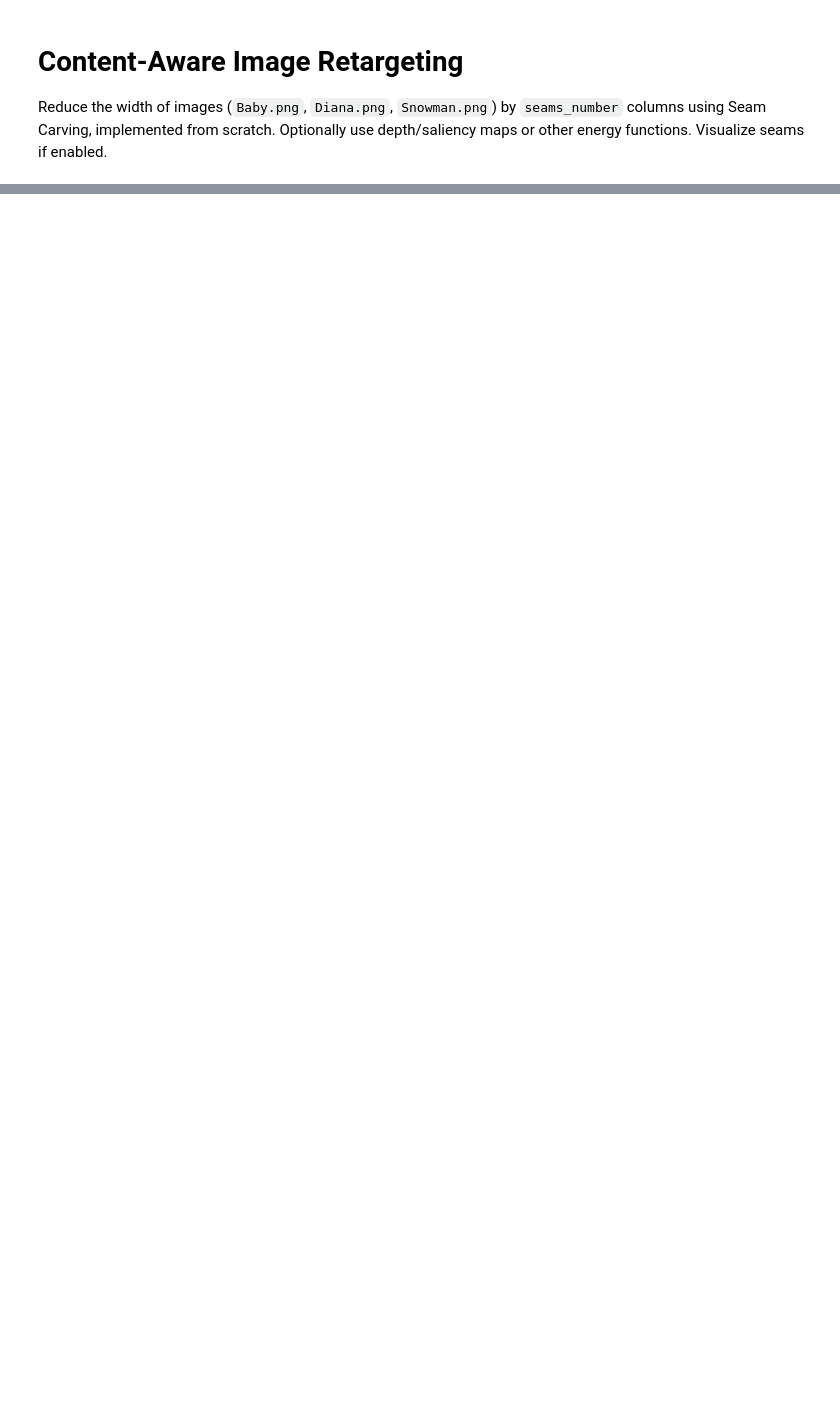
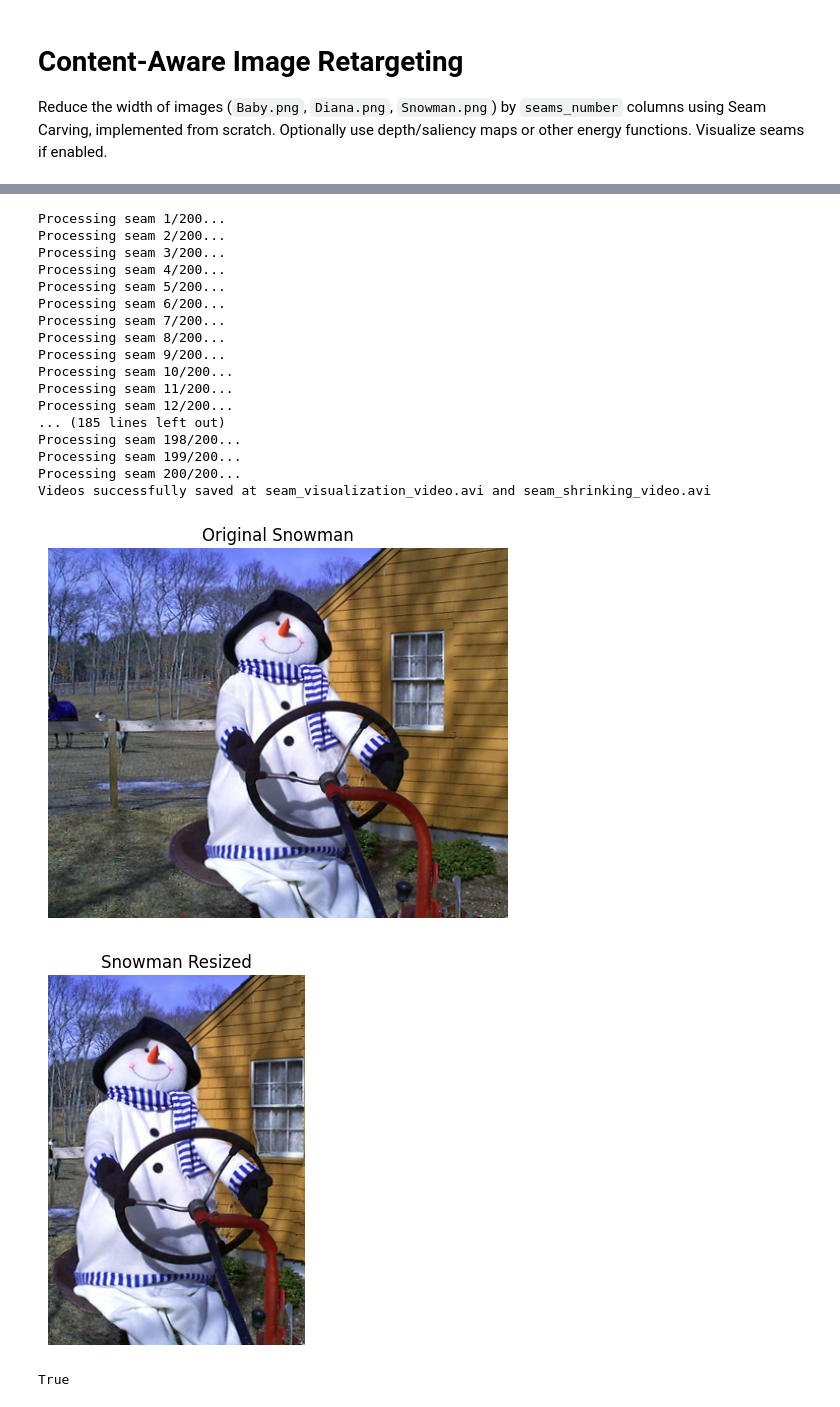
Before and after one commit to zahrajavanbakhsh/AI2025, a Jupyter notebook: week3/Task 2/part2_CAIR.ipynb, the cells around one changed output, grey strips where cells are left out. Cells and saved outputs as stored; diff of their text form; code cells hidden in the pictures; blank space fills up the shorter version.

```diff
--- a/week3/Task 2/part2_CAIR.ipynb
+++ b/week3/Task 2/part2_CAIR.ipynb
@@ -89,0 +215,53 @@ cv2.imwrite('Baby_resized.png', (baby_resized * 255).astype(np.uint8))
+# %%
+snowman_path = './snowman.png'
+snowman_dmap_path = './snowman_DMap.png'
+snowman_smap_path = './snowman_SMap.png'
+
+snowman = cv2.imread(snowman_path).astype(np.float32) / 255.0
+snowman_dmap = cv2.imread(snowman_dmap_path, cv2.IMREAD_GRAYSCALE).astype(np.float32) / 255.0
+snowman_smap = cv2.imread(snowman_smap_path, cv2.IMREAD_GRAYSCALE).astype(np.float32) / 255.0
+
+seams_number = 200
+visualize = True
+# %%
+# Process images
+snowman_resized, snowman_energies = seam_carving(snowman, seams_number, snowman_dmap, snowman_smap, visualize, energy_type='combined')
+
+# Save seam energies
+with open('seam_energy_log.txt', 'w') as f:
+    f.write('Snowman Seam Energies:\n' + '\n'.join(map(str, snowman_energies)) + '\n')
+
+
+# Visualize results
+plt.imshow(cv2.cvtColor(snowman, cv2.COLOR_BGR2RGB))
+plt.title('Original Snowman')
+plt.axis('off')
+plt.show()
+plt.imshow(cv2.cvtColor(snowman_resized, cv2.COLOR_BGR2RGB))
+plt.title('Snowman Resized')
+plt.axis('off')
+plt.show()
+
+# Save resized images
+cv2.imwrite('Snowman_resized.png', (snowman_resized * 255).astype(np.uint8))
+# %% [output]
+Processing seam 1/200...
+Processing seam 2/200...
+Processing seam 3/200...
+Processing seam 4/200...
+Processing seam 5/200...
+Processing seam 6/200...
+Processing seam 7/200...
+Processing seam 8/200...
+Processing seam 9/200...
+Processing seam 10/200...
+Processing seam 11/200...
+Processing seam 12/200...
+... (185 lines left out)
+Processing seam 198/200...
+Processing seam 199/200...
+Processing seam 200/200...
+Videos successfully saved at seam_visualization_video.avi and seam_shrinking_video.avi
+[figure, added]
+[figure, added]
+True
```
Also changed, not shown: parts of 8 cells of this notebook, 8 other files.
